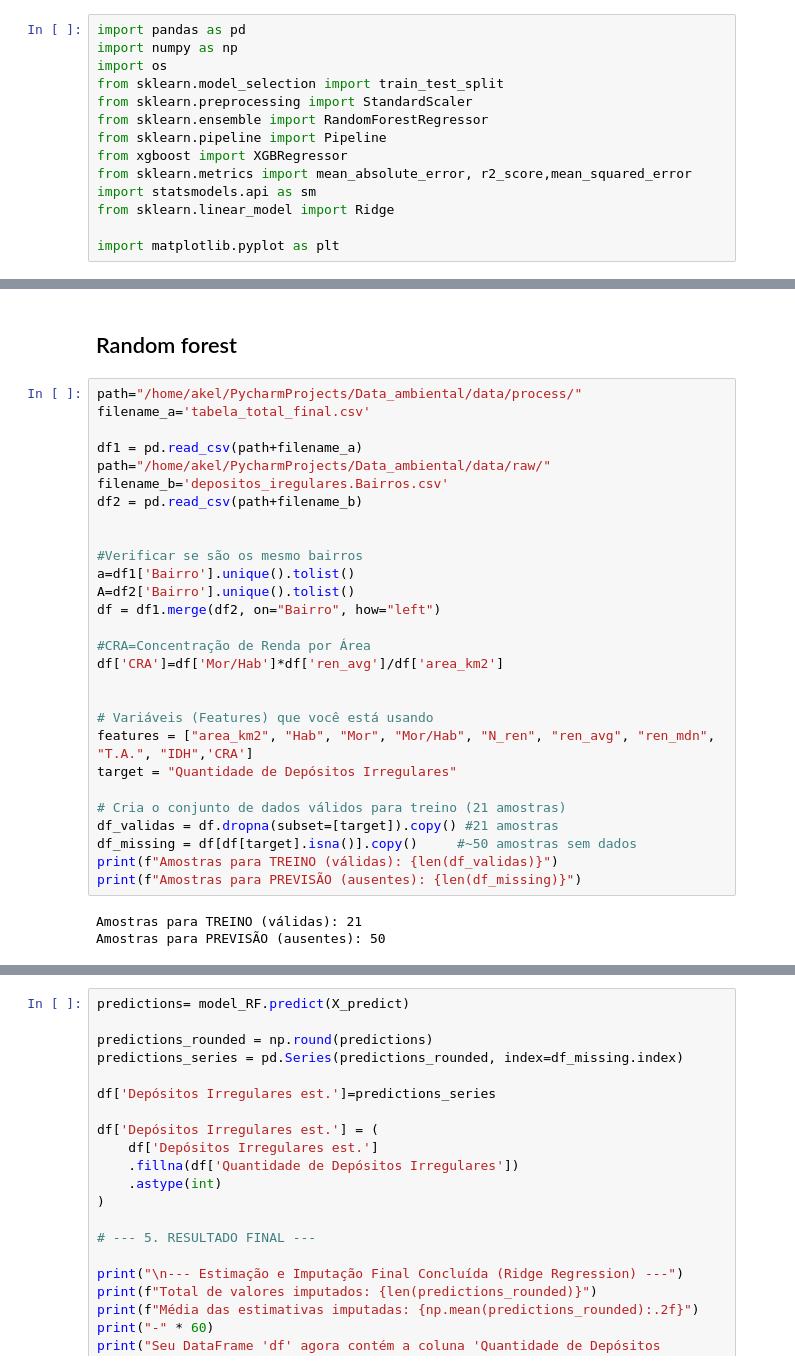
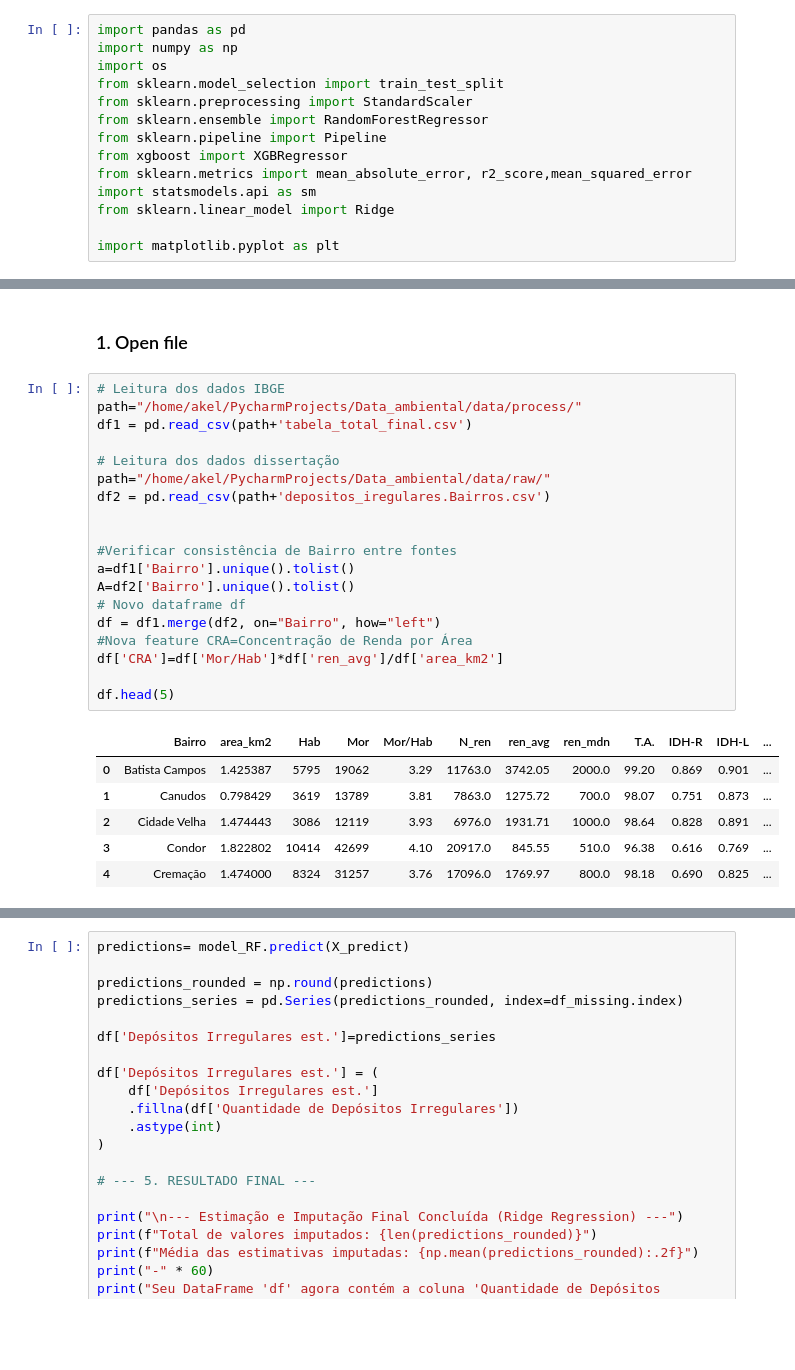
Before and after one commit to albertoakel/data_ambiental, a Jupyter notebook: notebook/ML_random_forest.ipynb, the cells around one changed output, grey strips where cells are left out. Saved outputs shown, nothing was run; the diff lists cells and outputs as text; blank space fills up the shorter version.

```diff
--- a/notebook/ML_random_forest.ipynb
+++ b/notebook/ML_random_forest.ipynb
@@ -226,33 +15,28 @@ Name: Quantidade de Depósitos Irregulares, dtype: float64
 # %% [markdown]
-## Random forest
+### 1. Open file
 # %%
+# Leitura dos dados IBGE
 path="/home/akel/PycharmProjects/Data_ambiental/data/process/"
-filename_a='tabela_total_final.csv'
+df1 = pd.read_csv(path+'tabela_total_final.csv')
 
-df1 = pd.read_csv(path+filename_a)
+# Leitura dos dados dissertação
 path="/home/akel/PycharmProjects/Data_ambiental/data/raw/"
-filename_b='depositos_iregulares.Bairros.csv'
-df2 = pd.read_csv(path+filename_b)
+df2 = pd.read_csv(path+'depositos_iregulares.Bairros.csv')
 
 
-#Verificar se são os mesmo bairros
+#Verificar consistência de Bairro entre fontes
 a=df1['Bairro'].unique().tolist()
 A=df2['Bairro'].unique().tolist()
+# Novo dataframe df
 df = df1.merge(df2, on="Bairro", how="left")
-
-#CRA=Concentração de Renda por Área
+#Nova feature CRA=Concentração de Renda por Área
 df['CRA']=df['Mor/Hab']*df['ren_avg']/df['area_km2']
 
-
-# Variáveis (Features) que você está usando
-features = ["area_km2", "Hab", "Mor", "Mor/Hab", "N_ren", "ren_avg", "ren_mdn", "T.A.", "IDH",'CRA']
-target = "Quantidade de Depósitos Irregulares"
-
-# Cria o conjunto de dados válidos para treino (21 amostras)
-df_validas = df.dropna(subset=[target]).copy() #21 amostras
-df_missing = df[df[target].isna()].copy()     #~50 amostras sem dados
-print(f"Amostras para TREINO (válidas): {len(df_validas)}")
-print(f"Amostras para PREVISÃO (ausentes): {len(df_missing)}")
+df.head(5)
 # %% [output]
-Amostras para TREINO (válidas): 21
-Amostras para PREVISÃO (ausentes): 50
+|  | Bairro | area_km2 | Hab | Mor | Mor/Hab | N_ren | ren_avg | ren_mdn | T.A. | IDH-R | IDH-L | ... |
+| 0 | Batista Campos | 1.425387 | 5795 | 19062 | 3.29 | 11763.0 | 3742.05 | 2000.0 | 99.20 | 0.869 | 0.901 | ... |
+| 1 | Canudos | 0.798429 | 3619 | 13789 | 3.81 | 7863.0 | 1275.72 | 700.0 | 98.07 | 0.751 | 0.873 | ... |
+| 2 | Cidade Velha | 1.474443 | 3086 | 12119 | 3.93 | 6976.0 | 1931.71 | 1000.0 | 98.64 | 0.828 | 0.891 | ... |
+| 3 | Condor | 1.822802 | 10414 | 42699 | 4.10 | 20917.0 | 845.55 | 510.0 | 96.38 | 0.616 | 0.769 | ... |
+| 4 | Cremação | 1.474000 | 8324 | 31257 | 3.76 | 17096.0 | 1769.97 | 800.0 | 98.18 | 0.690 | 0.825 | ... |
```
Also changed, not shown: parts of 12 cells of this notebook, 17 other files.
